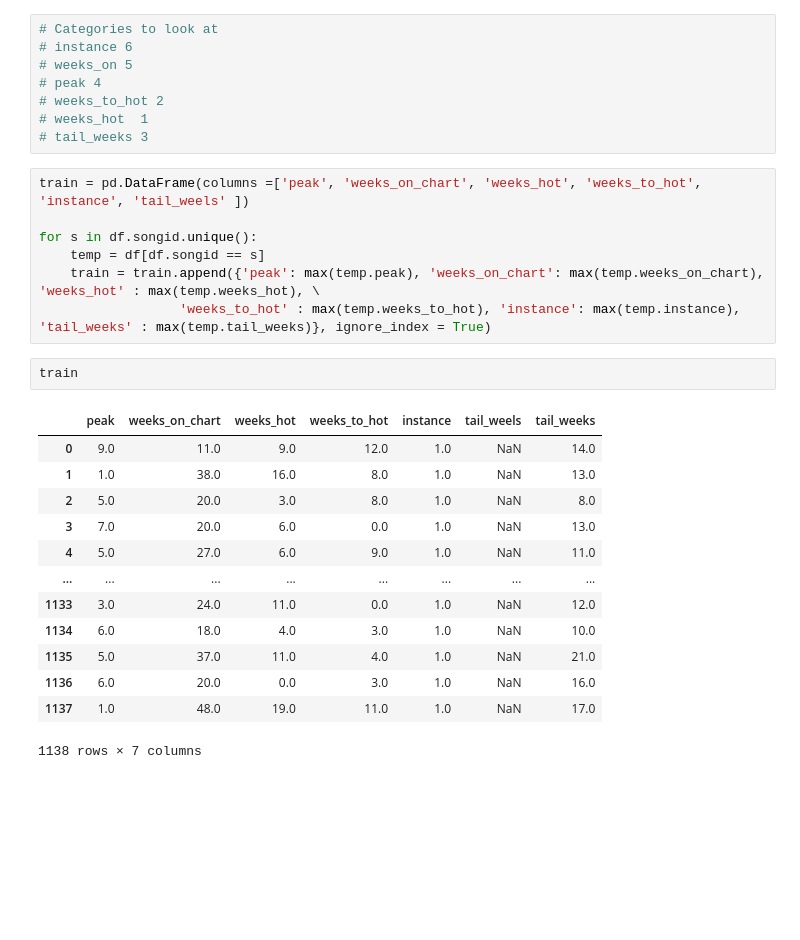
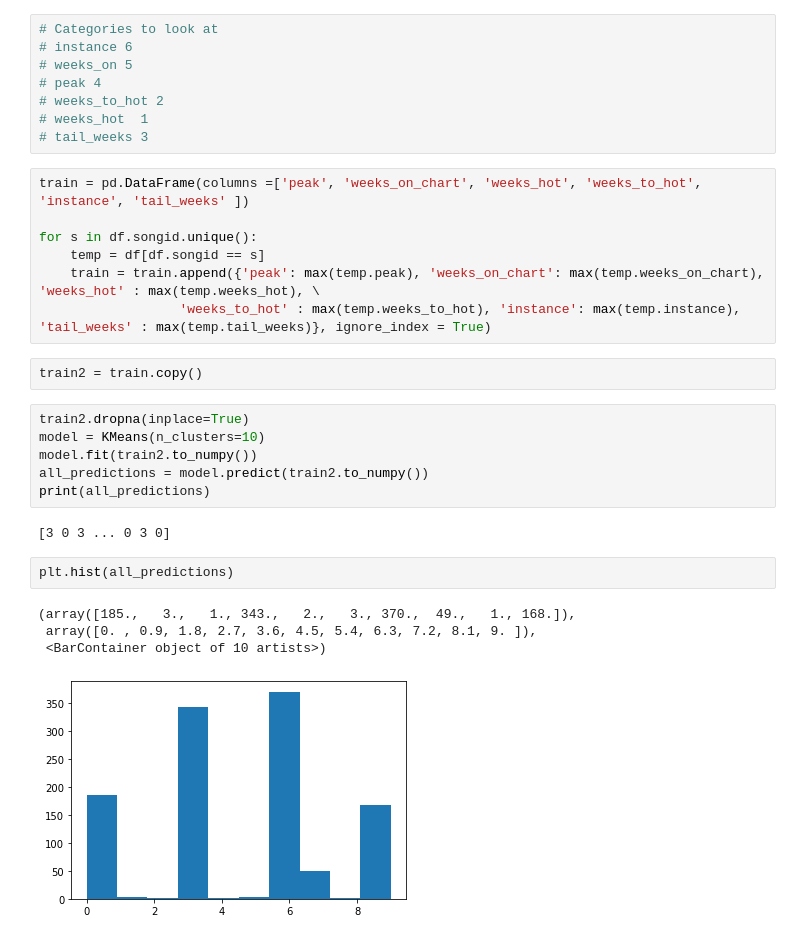
Before and after one commit to tvarano/hit-analyzer, a Jupyter notebook: main.ipynb, the cells around one changed output. Cells and saved outputs as stored; diff of their text form; blank space fills up the shorter version.

Commit message:
Kmeans Clustering

```diff
--- a/main.ipynb
+++ b/main.ipynb
@@ -212,25 +213,26 @@ df.head(1)
 # weeks_hot  1
 # tail_weeks 3
 # %%
-train = pd.DataFrame(columns =['peak', 'weeks_on_chart', 'weeks_hot', 'weeks_to_hot', 'instance', 'tail_weels' ])
+train = pd.DataFrame(columns =['peak', 'weeks_on_chart', 'weeks_hot', 'weeks_to_hot', 'instance', 'tail_weeks' ])
 
 for s in df.songid.unique():
     temp = df[df.songid == s]
     train = train.append({'peak': max(temp.peak), 'weeks_on_chart': max(temp.weeks_on_chart), 'weeks_hot' : max(temp.weeks_hot), \
                   'weeks_to_hot' : max(temp.weeks_to_hot), 'instance': max(temp.instance), 'tail_weeks' : max(temp.tail_weeks)}, ignore_index = True)
-# %%
-train
-# %% [output]
-|  | peak | weeks_on_chart | weeks_hot | weeks_to_hot | instance | tail_weels | tail_weeks |
-| 0 | 9.0 | 11.0 | 9.0 | 12.0 | 1.0 | NaN | 14.0 |
-| 1 | 1.0 | 38.0 | 16.0 | 8.0 | 1.0 | NaN | 13.0 |
-| 2 | 5.0 | 20.0 | 3.0 | 8.0 | 1.0 | NaN | 8.0 |
-| 3 | 7.0 | 20.0 | 6.0 | 0.0 | 1.0 | NaN | 13.0 |
-| 4 | 5.0 | 27.0 | 6.0 | 9.0 | 1.0 | NaN | 11.0 |
-| ... | ... | ... | ... | ... | ... | ... | ... |
-| 1133 | 3.0 | 24.0 | 11.0 | 0.0 | 1.0 | NaN | 12.0 |
-| 1134 | 6.0 | 18.0 | 4.0 | 3.0 | 1.0 | NaN | 10.0 |
-| 1135 | 5.0 | 37.0 | 11.0 | 4.0 | 1.0 | NaN | 21.0 |
-| 1136 | 6.0 | 20.0 | 0.0 | 3.0 | 1.0 | NaN | 16.0 |
-| 1137 | 1.0 | 48.0 | 19.0 | 11.0 | 1.0 | NaN | 17.0 |
-1138 rows × 7 columns
+# %%
+train2 = train.copy()
+# %%
+train2.dropna(inplace=True)
+model = KMeans(n_clusters=10)
+model.fit(train2.to_numpy())
+all_predictions = model.predict(train2.to_numpy())
+print(all_predictions)
+# %% [output]
+[3 0 3 ... 0 3 0]
+# %%
+plt.hist(all_predictions)
+# %% [output]
+(array([185.,   3.,   1., 343.,   2.,   3., 370.,  49.,   1., 168.]),
+ array([0. , 0.9, 1.8, 2.7, 3.6, 4.5, 5.4, 6.3, 7.2, 8.1, 9. ]),
+ <BarContainer object of 10 artists>)
+[figure, added]
```
Also changed, not shown: parts of 1 cell of this notebook.
